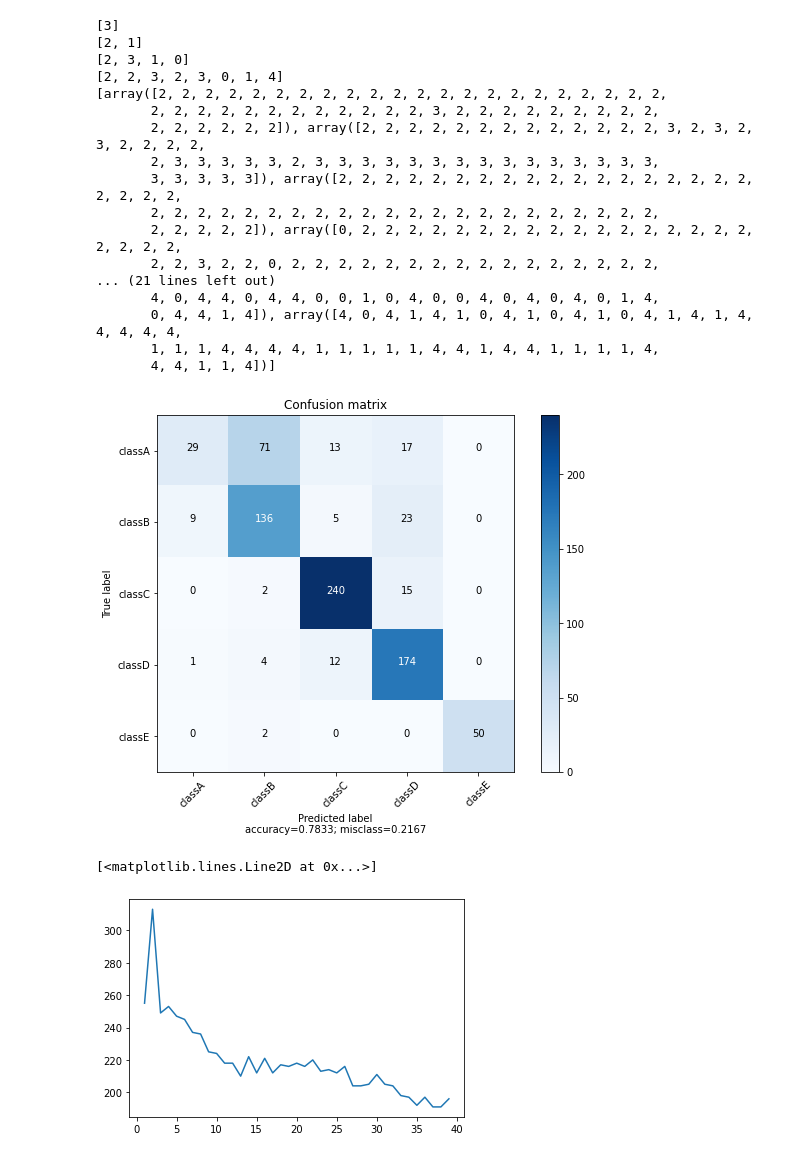
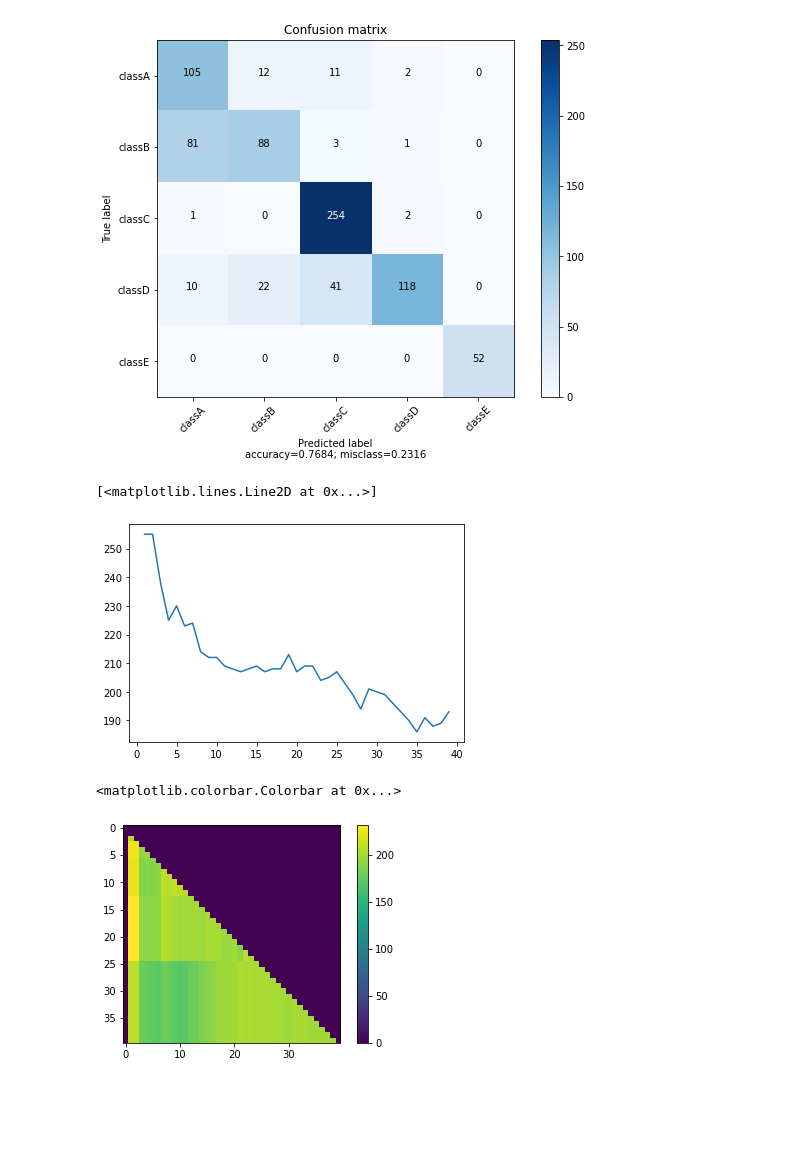
Before and after one commit to maxencerb/KNN-IRIS-ESILV, a Jupyter notebook: validation.ipynb, the cells around one changed output. Saved outputs shown, nothing was run; the diff lists cells and outputs as text; code cells hidden in the pictures; blank space fills up the shorter version.

```diff
--- a/validation.ipynb
+++ b/validation.ipynb
@@ -7,33 +7,16 @@ from k_nearest_neighbours import KNearestNeighbours, Algo
 # %%
 CLASSES = ["classA", "classB", "classC", "classD", "classE"]
 x_train, y_train = readFile('data/data.csv', CLASSES)
 
 x_test, y_test = readFile('data/preTest.csv', CLASSES)
 
-knn = KNearestNeighbours.fit(x_train, y_train, 9, algo = Algo.KD_TREE, leaf_size = 30)
-print(knn.tree)
+knn = KNearestNeighbours.fit(x_train, y_train, 35, algo = Algo.BRUTE, leaf_size = 30)
+# print(knn.tree)
 x_test_predict = knn.predict(x_test)
 cf_mat = confusion_matrix(y_test, np.array(list(map(int, x_test_predict))))
 plot_confusion_matrix(cf_mat, CLASSES)
 # %% [output]
-[3]
-[2, 1]
-[2, 3, 1, 0]
-[2, 2, 3, 2, 3, 0, 1, 4]
-[array([2, 2, 2, 2, 2, 2, 2, 2, 2, 2, 2, 2, 2, 2, 2, 2, 2, 2, 2, 2, 2, 2,
-       2, 2, 2, 2, 2, 2, 2, 2, 2, 2, 2, 2, 3, 2, 2, 2, 2, 2, 2, 2, 2, 2,
-       2, 2, 2, 2, 2, 2]), array([2, 2, 2, 2, 2, 2, 2, 2, 2, 2, 2, 2, 2, 3, 2, 3, 2, 3, 2, 2, 2, 2,
-       2, 3, 3, 3, 3, 3, 2, 3, 3, 3, 3, 3, 3, 3, 3, 3, 3, 3, 3, 3, 3, 3,
-       3, 3, 3, 3, 3]), array([2, 2, 2, 2, 2, 2, 2, 2, 2, 2, 2, 2, 2, 2, 2, 2, 2, 2, 2, 2, 2, 2,
-       2, 2, 2, 2, 2, 2, 2, 2, 2, 2, 2, 2, 2, 2, 2, 2, 2, 2, 2, 2, 2, 2,
-       2, 2, 2, 2, 2]), array([0, 2, 2, 2, 2, 2, 2, 2, 2, 2, 2, 2, 2, 2, 2, 2, 2, 2, 2, 2, 2, 2,
-       2, 2, 3, 2, 2, 0, 2, 2, 2, 2, 2, 2, 2, 2, 2, 2, 2, 2, 2, 2, 2, 2,
-... (21 lines left out)
-       4, 0, 4, 4, 0, 4, 4, 0, 0, 1, 0, 4, 0, 0, 4, 0, 4, 0, 4, 0, 1, 4,
-       0, 4, 4, 1, 4]), array([4, 0, 4, 1, 4, 1, 0, 4, 1, 0, 4, 1, 0, 4, 1, 4, 1, 4, 4, 4, 4, 4,
-       1, 1, 1, 4, 4, 4, 4, 1, 1, 1, 1, 1, 4, 4, 1, 4, 4, 1, 1, 1, 1, 4,
-       4, 4, 1, 1, 4])]
-[figure, old version]
+[figure, new version]
 # %%
 leaf_size = 40
 k_values = np.arange(1, leaf_size, 1, int)
@@ -46,7 +29,7 @@ for i in range(len(k_values)):
 plt.plot(k_values, errors)
 # %% [output]
 [<matplotlib.lines.Line2D at 0x...>]
-[figure, old version]
+[figure, new version]
 # %%
 leaf_max_size = 40
 error_mat = np.zeros((40, 40))
@@ -55,3 +38,11 @@ for leaf_size in range(2, leaf_max_size):
         knn = KNearestNeighbours.fit(x_train, y_train, k, algo=Algo.KD_TREE, leaf_size=leaf_size)
         y_pred = knn.predict(x_test)
         error_mat[leaf_size, k] = error(y_test, y_pred)
+# %%
+from matplotlib.pyplot import imshow, colorbar
+
+imshow(error_mat)
+colorbar()
+# %% [output]
+<matplotlib.colorbar.Colorbar at 0x...>
+[figure, added]
```
Also changed, not shown: 5 other files.
